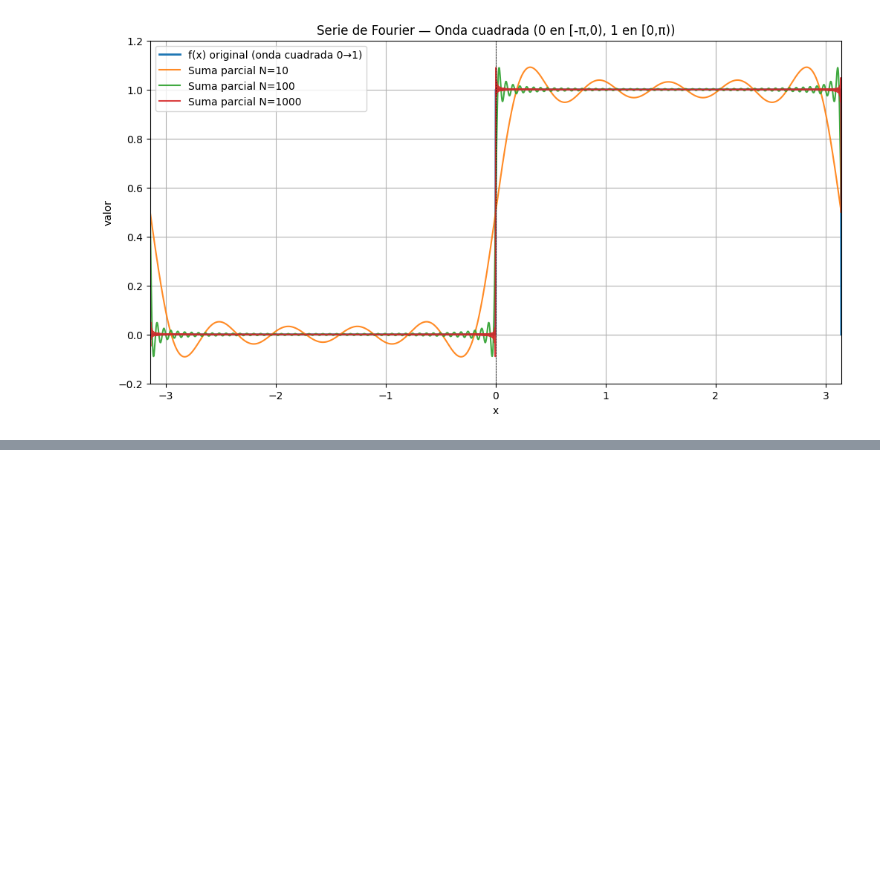
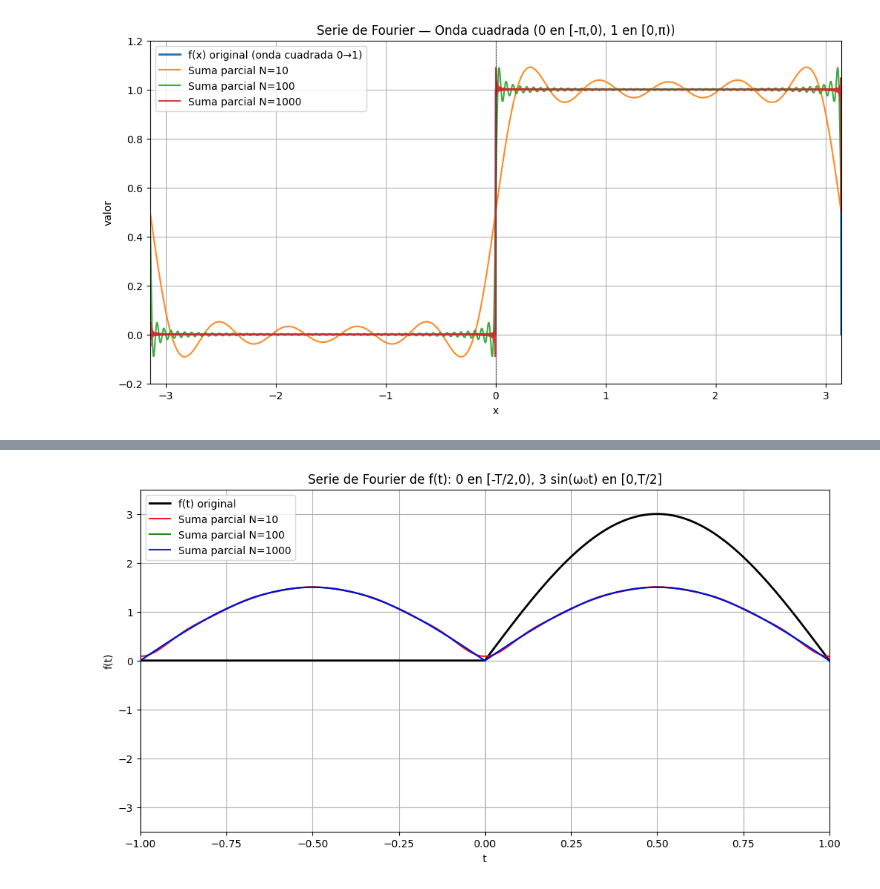
Before and after one commit to Al3xCalva/ProblemarioT4, a Jupyter notebook: problemario.ipynb, the cells around one changed output, grey strips where cells are left out. Drawn from its saved outputs; the diff is of its cells as text; code cells hidden in the pictures; blank space fills up the shorter version.

```diff
--- a/problemario.ipynb
+++ b/problemario.ipynb
@@ -191,0 +200,48 @@ plt.show()
+# %%
+T = 2.0
+omega0 = 2 * np.pi / T
+L = T / 2
+colores = ['red', 'green', 'blue']
+
+def f_original(t):
+    return np.where(t < 0, 0.0, 3.0 * np.sin(omega0 * t))
+
+def a0():
+    return 6.0 / np.pi
+
+def a_n(n):
+    if n % 2 != 0:
+        return 0.0
+    return -6.0 / (np.pi * (n**2 - 1))
+
+def b_n(n):
+    return 0.0
+
+def suma_parcial(N, t):
+    s = np.full_like(t, a0()/2)
+    for n in range(1, N+1):
+        an = a_n(n)
+        if an != 0:
+            s += an * np.cos(n * omega0 * t)
+    return s
+
+t = np.linspace(-L, L, 3000)
+Ns = [10, 100, 1000]
+
+plt.figure(figsize=(12,6))
+plt.plot(t, f_original(t), color='black', linewidth=2, label='f(t) original')
+
+for N, color_actual in zip(Ns, colores):
+    sN = suma_parcial(N, t)
+    plt.plot(t, sN, color=color_actual, label=f'Suma parcial N={N}', alpha=0.9)
+
+plt.title('Serie de Fourier de f(t): 0 en [-T/2,0), 3 sin(ω₀t) en [0,T/2]')
+plt.xlabel('t')
+plt.ylabel('f(t)')
+plt.legend()
+plt.grid(True)
+plt.xlim(-L, L)
+plt.ylim(-3.5, 3.5)
+plt.show()
+# %% [output]
+[figure, added]
```
Also changed, not shown: parts of 4 cells of this notebook, 3 other files.
